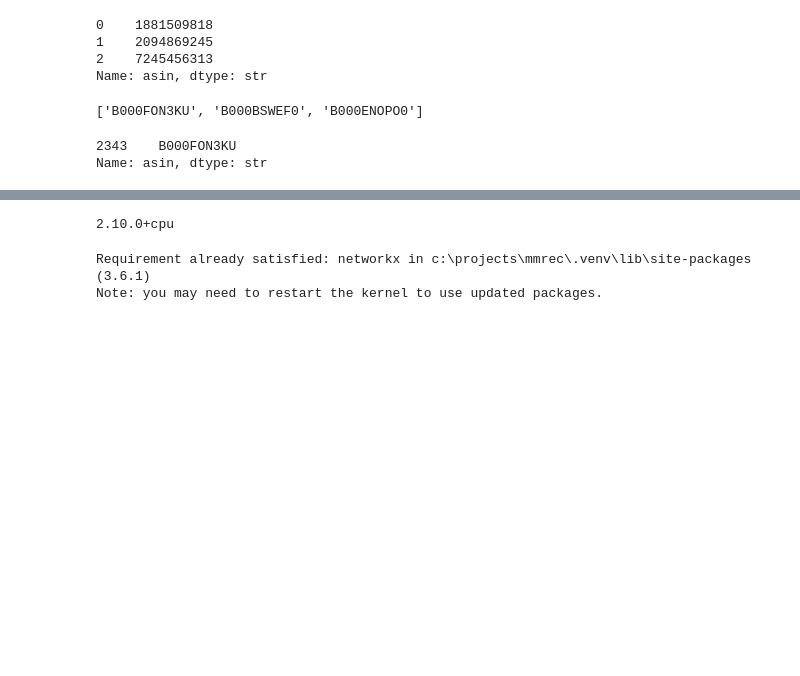
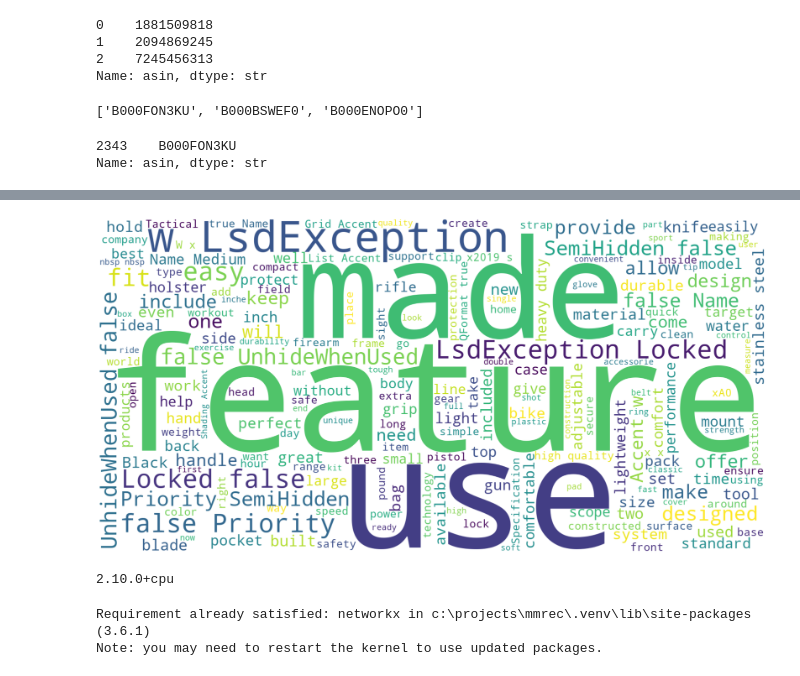
Before and after one commit to ThanhB18059162022/MMRec, a Jupyter notebook: preprocessing.ipynb, the cells around one changed output, grey strips where cells are left out. Saved outputs shown, nothing was run; the diff lists cells and outputs as text; code cells hidden in the pictures; blank space fills up the shorter version.

Commit message:
update graph

```diff
--- a/preprocessing.ipynb
+++ b/preprocessing.ipynb
@@ -492,3 +590,37 @@ df_meta_with_image = pd.read_parquet(os.path.join(PATH, "meta_with_image.gzip.pa
+# %%
+import matplotlib.pyplot as plt
+from wordcloud import WordCloud, STOPWORDS
+
+# 1. Chuẩn bị dữ liệu: Gộp tất cả title thành một đoạn văn bản lớn
+# Bỏ các giá trị rỗng (NaN)
+text = " ".join(title for title in df_meta_with_image['description'].dropna())
+
+# 2. Loại bỏ các từ vô nghĩa (Stopwords)
+# Bạn có thể thêm các từ nhiễu vào đây nếu thấy nó hiện quá to trên hình
+custom_stopwords = set(STOPWORDS)
+custom_stopwords.update(["Amazon", "Product", "Brand", "Shipping"])
+
+# 3. Khởi tạo WordCloud
+wordcloud = WordCloud(
+    width=1600,
+    height=800,
+    background_color='white', # Màu nền trắng cho dễ chèn vào báo cáo
+    stopwords=custom_stopwords,
+    min_font_size=10,
+    colormap='viridis' # Bộ màu nhìn hiện đại
+).generate(text)
+
+# 4. Hiển thị và lưu hình
+plt.figure(figsize=(20, 10), facecolor=None)
+plt.imshow(wordcloud, interpolation='bilinear')
+plt.axis("off") # Tắt trục tọa độ
+plt.tight_layout(pad=0)
+
+# Lưu lại file chất lượng cao để in báo cáo
+plt.savefig("title_wordcloud.png", dpi=300)
+plt.show()
+# %% [output]
+[figure, added]
 # %%
 import torch
 print(torch.__version__)
```
Also changed, not shown: parts of 27 cells of this notebook.
